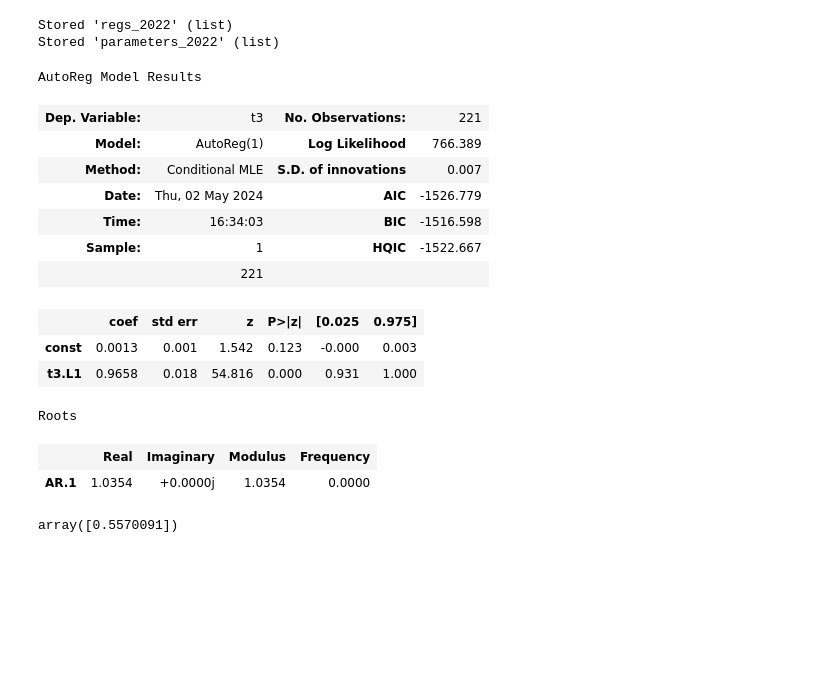
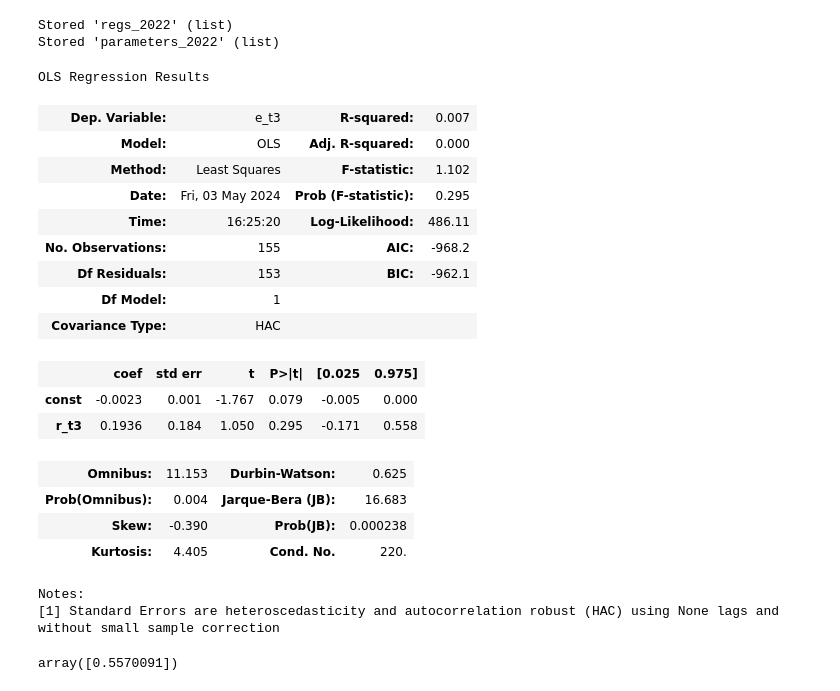
Before and after one commit to calvinmcelvain/expectation_replication, a Jupyter notebook: code/_003estimation.ipynb, the cells around one changed output. Saved outputs shown, nothing was run; the diff lists cells and outputs as text; code cells hidden in the pictures; blank space fills up the shorter version.

```diff
--- a/code/_003estimation.ipynb
+++ b/code/_003estimation.ipynb
@@ -101,22 +101,27 @@ Stored 'parameters_2020' (list)
 Stored 'regs_2022' (list)
 Stored 'parameters_2022' (list)
 # %%
-regs_2020[3].summary()
+regs_2020[0][3].summary()
 # %% [output]
-AutoReg Model Results
+OLS Regression Results
-| Dep. Variable: | t3 | No. Observations: | 221 |
-| Model: | AutoReg(1) | Log Likelihood | 766.389 |
-| Method: | Conditional MLE | S.D. of innovations | 0.007 |
-| Date: | Thu, 02 May 2024 | AIC | -1526.779 |
-| Time: | 16:34:03 | BIC | -1516.598 |
-| Sample: | 1 | HQIC | -1522.667 |
-|  | 221 |  |  |
+| Dep. Variable: | e_t3 | R-squared: | 0.007 |
+| Model: | OLS | Adj. R-squared: | 0.000 |
+| Method: | Least Squares | F-statistic: | 1.102 |
+| Date: | Fri, 03 May 2024 | Prob (F-statistic): | 0.295 |
+| Time: | 16:25:20 | Log-Likelihood: | 486.11 |
+| No. Observations: | 155 | AIC: | -968.2 |
+| Df Residuals: | 153 | BIC: | -962.1 |
+| Df Model: | 1 |  |  |
+| Covariance Type: | HAC |  |  |
-|  | coef | std err | z | P>|z| | [0.025 | 0.975] |
-| const | 0.0013 | 0.001 | 1.542 | 0.123 | -0.000 | 0.003 |
-| t3.L1 | 0.9658 | 0.018 | 54.816 | 0.000 | 0.931 | 1.000 |
+|  | coef | std err | t | P>|t| | [0.025 | 0.975] |
+| const | -0.0023 | 0.001 | -1.767 | 0.079 | -0.005 | 0.000 |
+| r_t3 | 0.1936 | 0.184 | 1.050 | 0.295 | -0.171 | 0.558 |
+| Omnibus: | 11.153 | Durbin-Watson: | 0.625 |
+| Prob(Omnibus): | 0.004 | Jarque-Bera (JB): | 16.683 |
+| Skew: | -0.390 | Prob(JB): | 0.000238 |
+| Kurtosis: | 4.405 | Cond. No. | 220. |
-Roots
+Notes:
+[1] Standard Errors are heteroscedasticity and autocorrelation robust (HAC) using None lags and without small sample correction
-|  | Real | Imaginary | Modulus | Frequency |
-| AR.1 | 1.0354 | +0.0000j | 1.0354 | 0.0000 |
 # %%
 parameters_2020[3]
 # %% [output]
```
Also changed, not shown: 8 other files.
